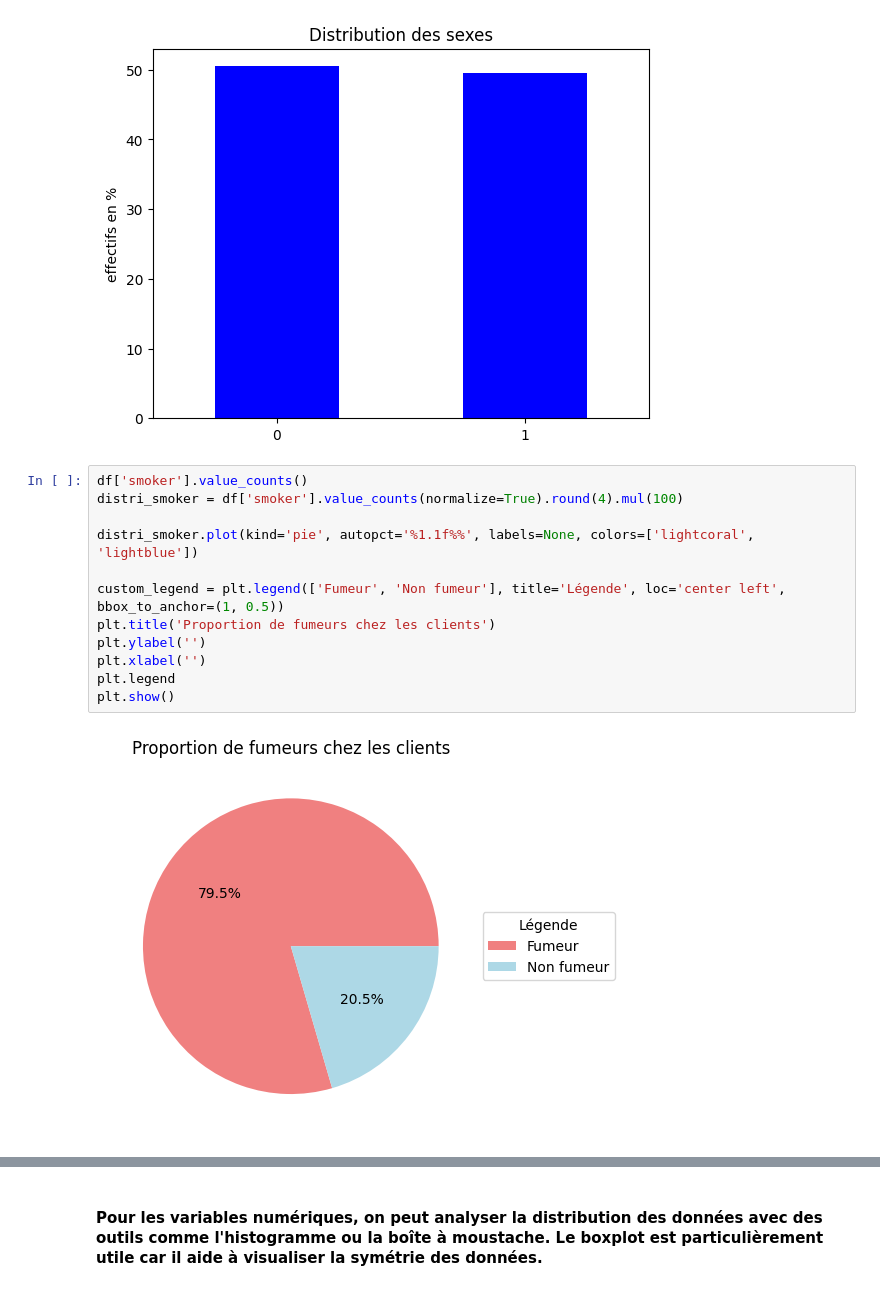
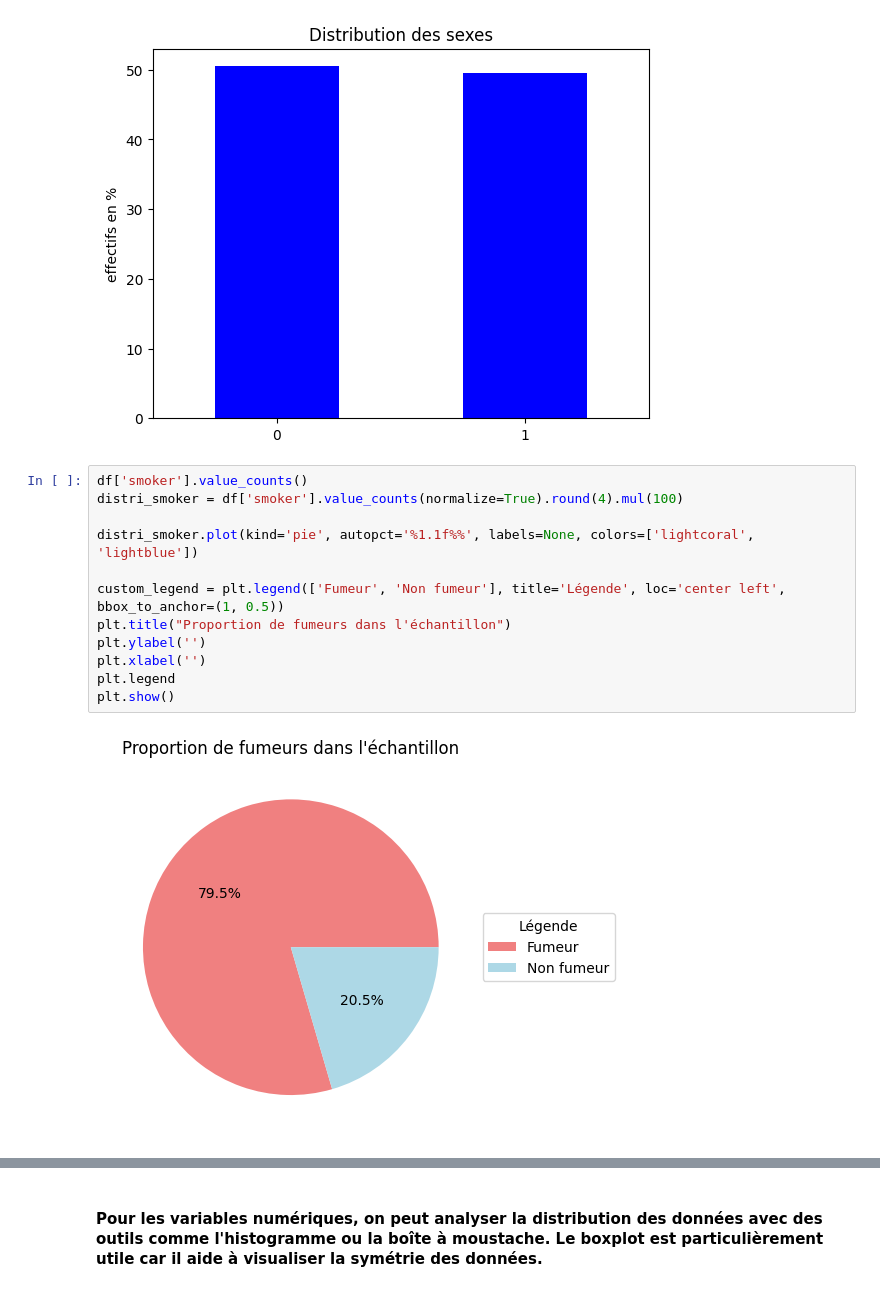
Before and after one commit to ChristianPRO1982/insurance_premium_SC, a Jupyter notebook: analyse.ipynb, the cells around one changed output, grey strips where cells are left out. Saved outputs shown, nothing was run; the diff lists cells and outputs as text.

```diff
--- a/analyse.ipynb
+++ b/analyse.ipynb
@@ -61,17 +61,17 @@ plt.show()
 # %%
 df['smoker'].value_counts()
 distri_smoker = df['smoker'].value_counts(normalize=True).round(4).mul(100)
 
 distri_smoker.plot(kind='pie', autopct='%1.1f%%', labels=None, colors=['lightcoral', 'lightblue'])
 
 custom_legend = plt.legend(['Fumeur', 'Non fumeur'], title='Légende', loc='center left', bbox_to_anchor=(1, 0.5))
-plt.title('Proportion de fumeurs chez les clients')
+plt.title("Proportion de fumeurs dans l'échantillon")
 plt.ylabel('')
 plt.xlabel('')
 plt.legend
 plt.show()
 # %% [output]
-[figure, old version]
+[figure, new version]
 # %%
 df['region'].value_counts()
 distri_region = df['region'].value_counts(normalize=True).round(4).mul(100)
```
Also changed, not shown: parts of 10 cells of this notebook, 1 other file.
